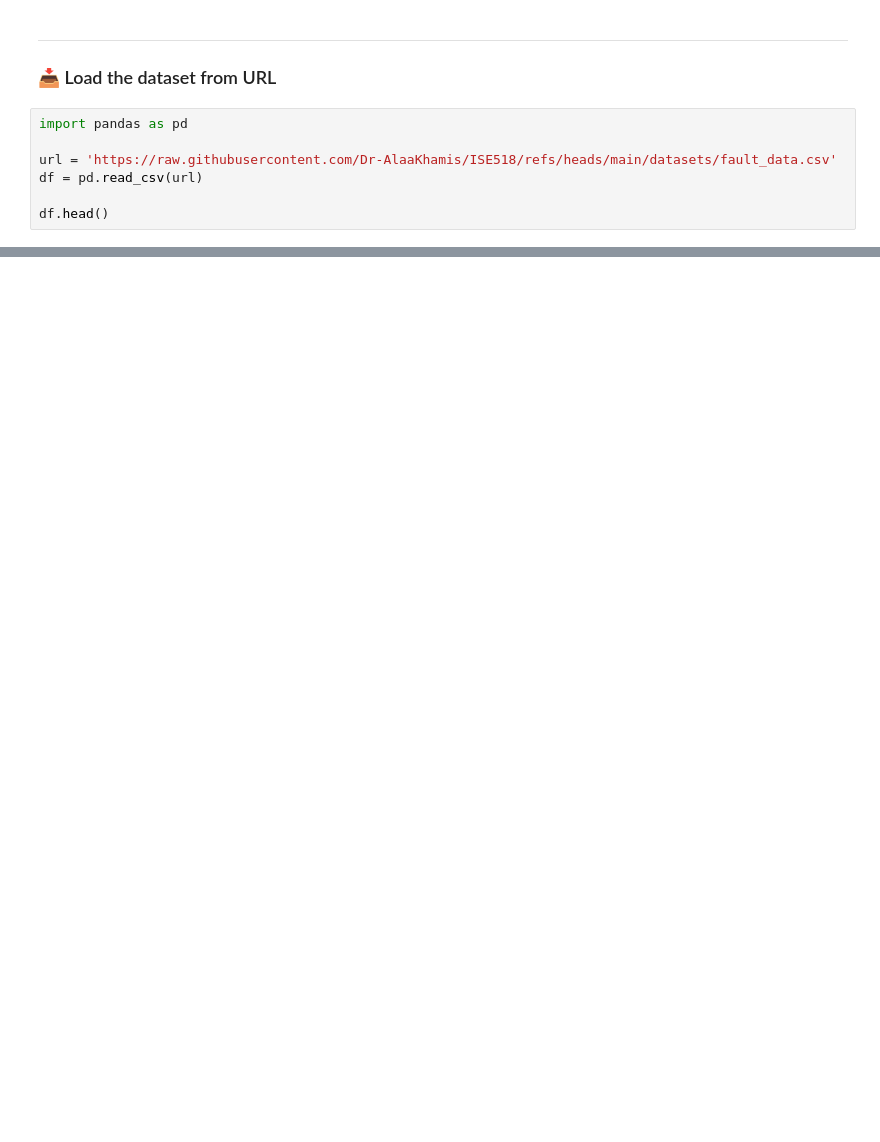
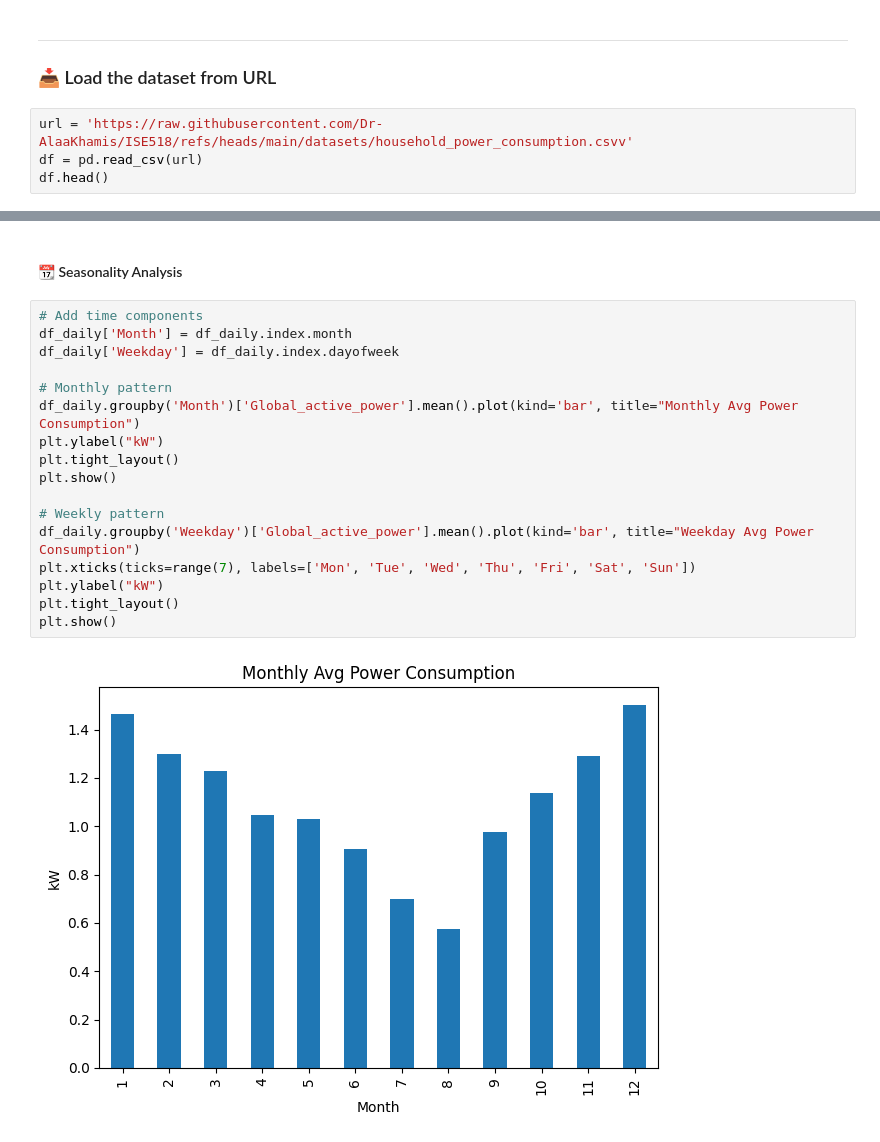
Before and after one commit to Dr-AlaaKhamis/ISE518, a Jupyter notebook: 8_Descriptive_analytics/TimeSeries_Analysis.ipynb, the cells around one changed output, grey strips where cells are left out. Cells and saved outputs as stored; diff of their text form; blank space fills up the shorter version.

```diff
--- a/8_Descriptive_analytics/TimeSeries_Analysis.ipynb
+++ b/8_Descriptive_analytics/TimeSeries_Analysis.ipynb
@@ -15,9 +21,6 @@ In this notebook, we explore **time-series summarization** and **trend analysis*
 ***
 ### 📥 Load the dataset from URL
 # %%
-import pandas as pd
-
-url = 'https://raw.githubusercontent.com/Dr-AlaaKhamis/ISE518/refs/heads/main/datasets/fault_data.csv'
+url = 'https://raw.githubusercontent.com/Dr-AlaaKhamis/ISE518/refs/heads/main/datasets/household_power_consumption.csvv'
 df = pd.read_csv(url)
-
 df.head()
@@ -149,0 +118,21 @@ plt.show()
+# %% [markdown]
+#### 📆 Seasonality Analysis
+# %%
+# Add time components
+df_daily['Month'] = df_daily.index.month
+df_daily['Weekday'] = df_daily.index.dayofweek
+
+# Monthly pattern
+df_daily.groupby('Month')['Global_active_power'].mean().plot(kind='bar', title="Monthly Avg Power Consumption")
+plt.ylabel("kW")
+plt.tight_layout()
+plt.show()
+
+# Weekly pattern
+df_daily.groupby('Weekday')['Global_active_power'].mean().plot(kind='bar', title="Weekday Avg Power Consumption")
+plt.xticks(ticks=range(7), labels=['Mon', 'Tue', 'Wed', 'Thu', 'Fri', 'Sat', 'Sun'])
+plt.ylabel("kW")
+plt.tight_layout()
+plt.show()
+# %% [output]
+[figure, added]
```
Also changed, not shown: parts of 29 cells of this notebook, 1 other file.
